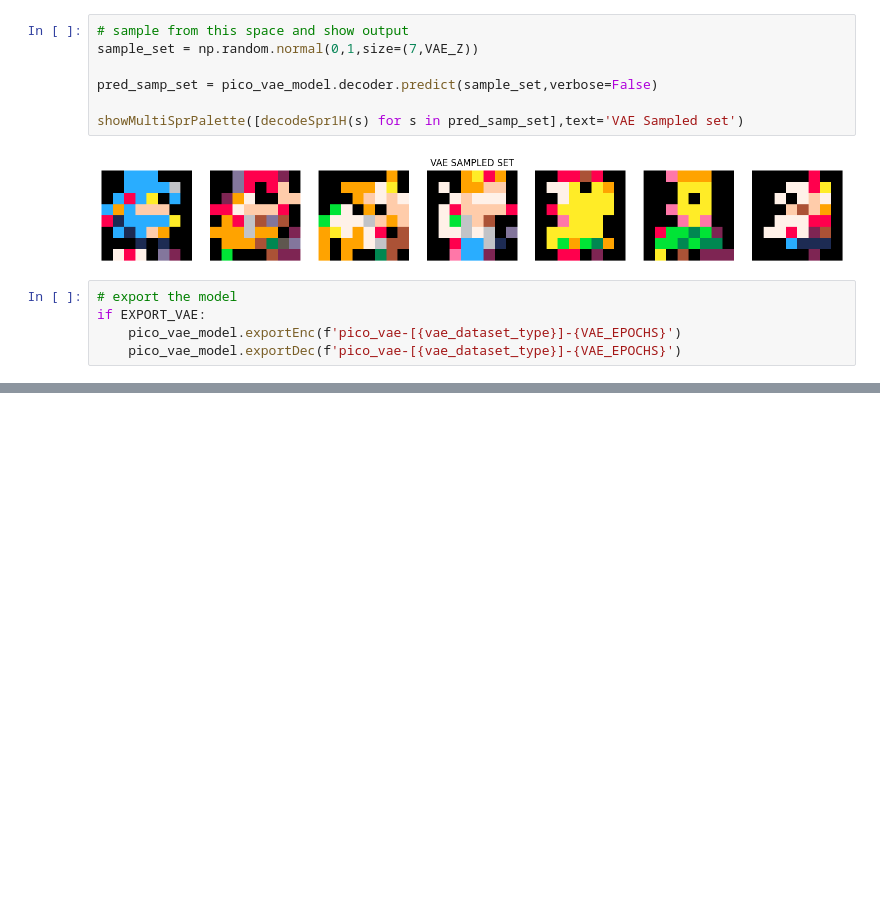
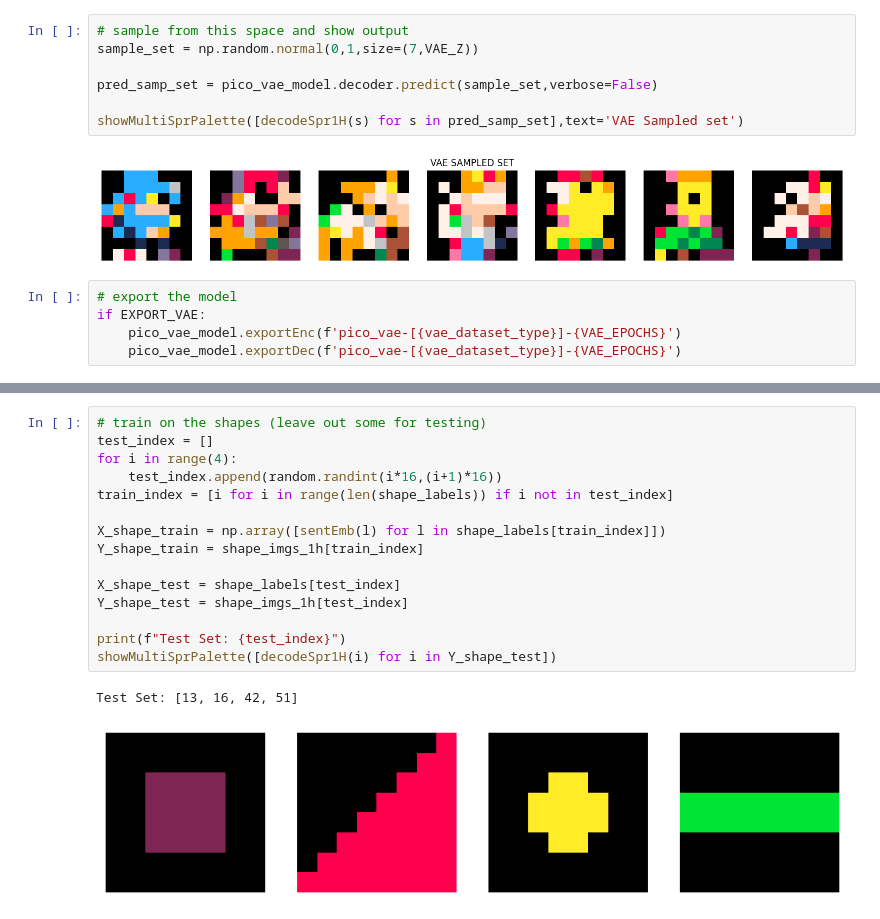
Before and after one commit to MasterMilkX/BMO_chatbot_prototype, a Jupyter notebook: Experimental_Notebooks/sprite_autoencoder.ipynb, the cells around one changed output, grey strips where cells are left out. Cells and saved outputs as stored; diff of their text form; blank space fills up the shorter version.

```diff
--- a/Experimental_Notebooks/sprite_autoencoder.ipynb
+++ b/Experimental_Notebooks/sprite_autoencoder.ipynb
@@ -614,0 +807,18 @@ if EXPORT_VAE:
+# %%
+# train on the shapes (leave out some for testing)
+test_index = []
+for i in range(4):
+    test_index.append(random.randint(i*16,(i+1)*16))
+train_index = [i for i in range(len(shape_labels)) if i not in test_index]
+
+X_shape_train = np.array([sentEmb(l) for l in shape_labels[train_index]])
+Y_shape_train = shape_imgs_1h[train_index]
+
+X_shape_test = shape_labels[test_index]
+Y_shape_test = shape_imgs_1h[test_index]
+
+print(f"Test Set: {test_index}")
+showMultiSprPalette([decodeSpr1H(i) for i in Y_shape_test])
+# %% [output]
+Test Set: [13, 16, 42, 51]
+[figure, added]
```
Also changed, not shown: parts of 41 cells of this notebook, 5 other files.
